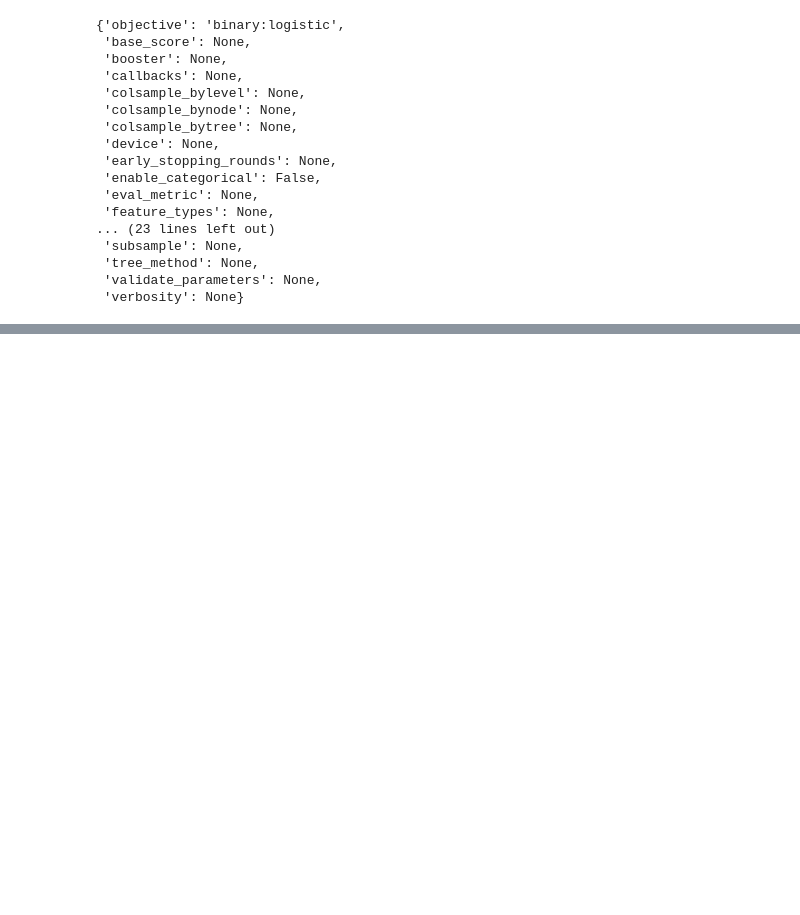
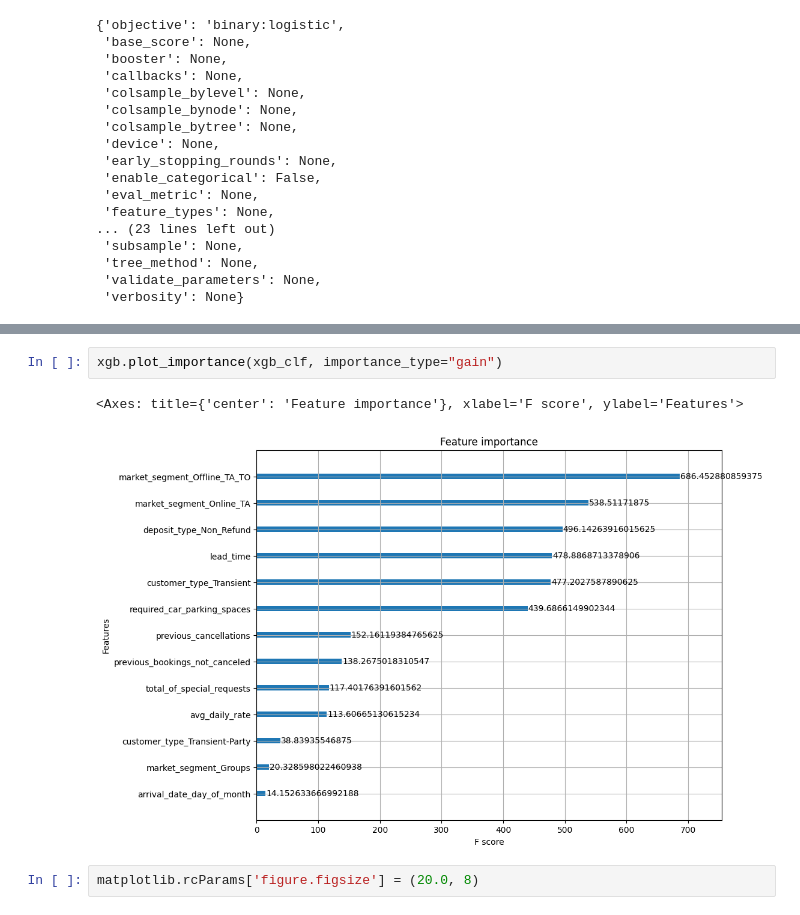
Before and after one commit to johnkal4/BA-CUSTOMER-CHURN-1, a Jupyter notebook: Untitled3.ipynb, the cells around one changed output, grey strips where cells are left out. Saved outputs shown, nothing was run; the diff lists cells and outputs as text; blank space fills up the shorter version.

```diff
--- a/Untitled3.ipynb
+++ b/Untitled3.ipynb
@@ -82,0 +174,7 @@ xgb_clf.get_params()
+# %%
+xgb.plot_importance(xgb_clf, importance_type="gain")
+# %% [output]
+<Axes: title={'center': 'Feature importance'}, xlabel='F score', ylabel='Features'>
+[figure, added]
+# %%
+matplotlib.rcParams['figure.figsize'] = (20.0, 8)
```
Also changed, not shown: parts of 38 cells of this notebook.
